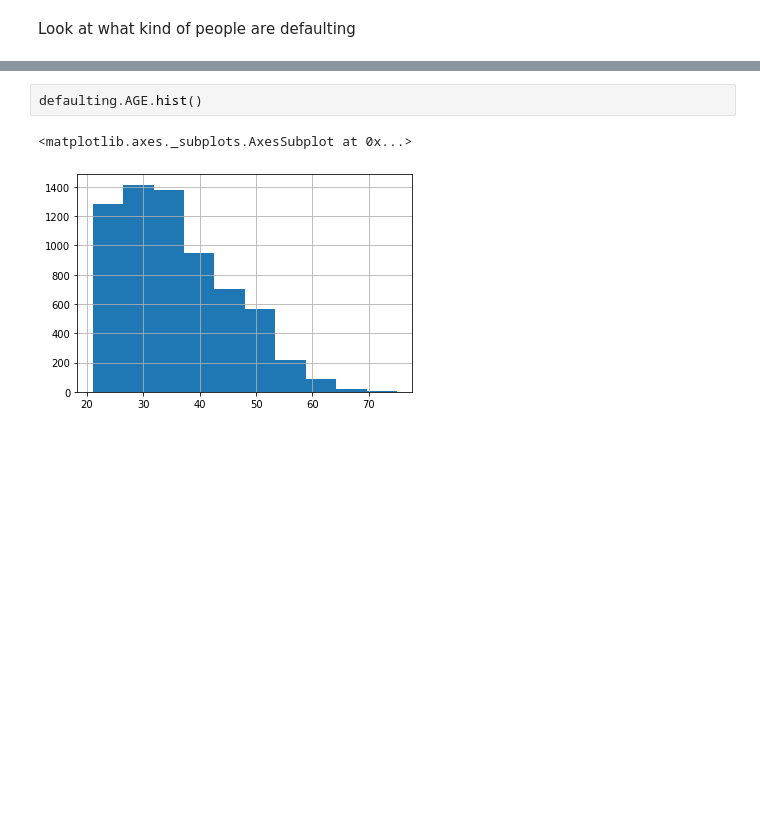
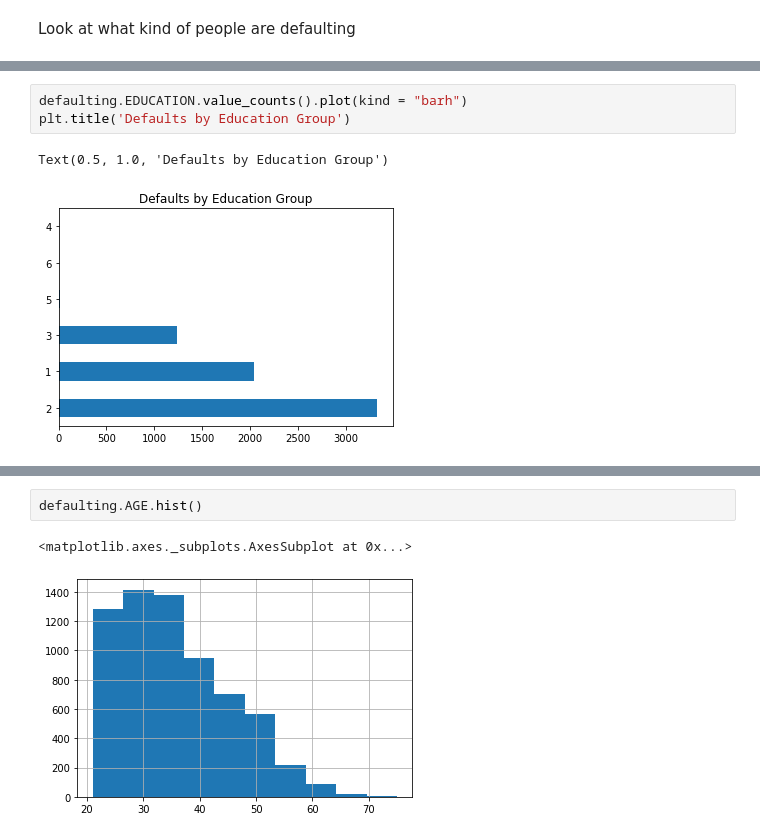
Before and after one commit to ewonguoft/flatiron_project, a Jupyter notebook: Predicting defaults in credit cards.ipynb, the cells around one changed output, grey strips where cells are left out. Drawn from its saved outputs; the diff is of its cells as text; blank space fills up the shorter version.

```diff
--- a/Predicting defaults in credit cards.ipynb
+++ b/Predicting defaults in credit cards.ipynb
@@ -124,0 +143,6 @@ defaulting.head()
+# %%
+defaulting.EDUCATION.value_counts().plot(kind = "barh")
+plt.title('Defaults by Education Group')
+# %% [output]
+Text(0.5, 1.0, 'Defaults by Education Group')
+[figure, added]
```
Also changed, not shown: parts of 54 cells of this notebook.
